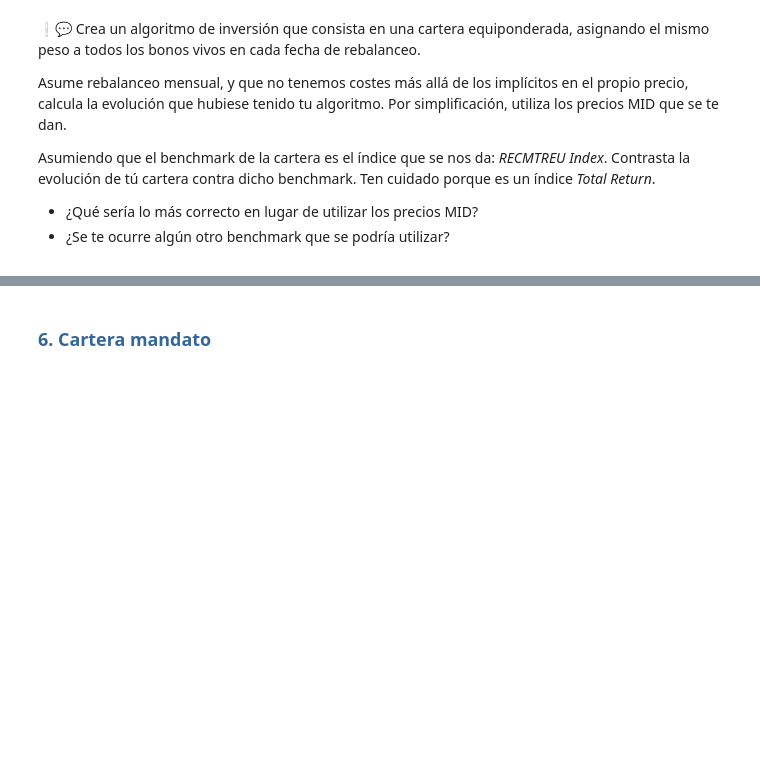
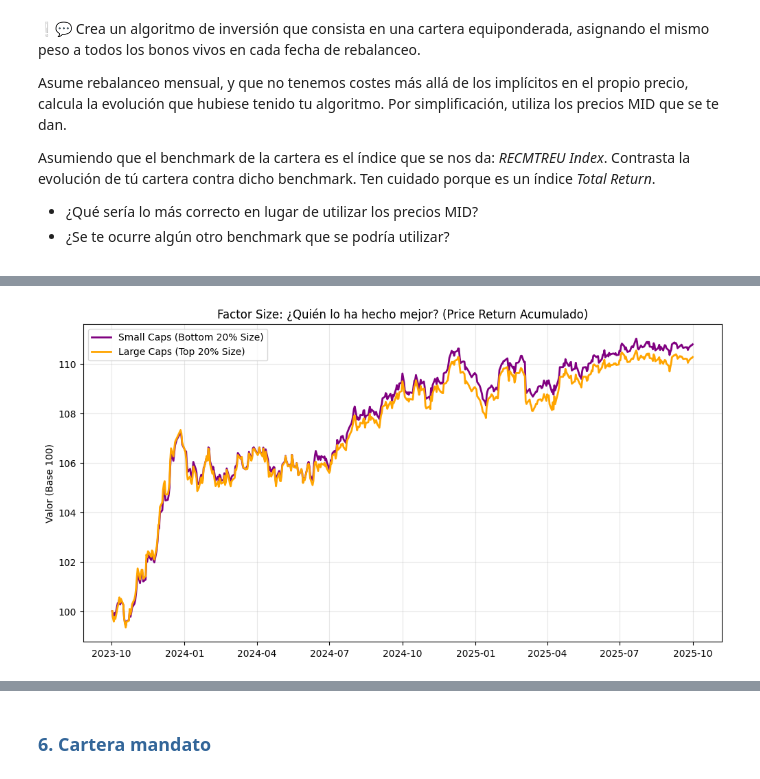
Before and after one commit to javierhernandezm/MIAX---Modulo-2, a Jupyter notebook: src/TallerRF_AnálisisCartera_Enunciado.ipynb, the cells around one changed output, grey strips where cells are left out. Drawn from its saved outputs; the diff is of its cells as text; code cells hidden in the pictures; blank space fills up the shorter version.

```diff
--- a/src/TallerRF_AnálisisCartera_Enunciado.ipynb
+++ b/src/TallerRF_AnálisisCartera_Enunciado.ipynb
@@ -937,0 +972,84 @@ KeyError: Timestamp('2023-10-31 00:00:00')
+# %%
+import pandas as pd
+import numpy as np
+import matplotlib.pyplot as plt
+
+print("--- Análisis de Factores: Efecto Tamaño (Size) ---")
+
+# 1. PREPARACIÓN
+# Usamos el Outstanding Amount del universo original
+# Aseguramos que el índice es correcto para cruzar
+try:
+    df_size = universo_valoracion[['Outstanding Amount']].copy()
+    # Limpieza: Convertir a numérico (a veces viene con divisas o textos)
+    df_size['Outstanding Amount'] = pd.to_numeric(df_size['Outstanding Amount'], errors='coerce')
+except:
+    print("❌ No se encuentra la columna 'Outstanding Amount'.")
+    df_size = None
+
+if df_size is not None:
+    # Eliminamos nulos
+    df_size = df_size.dropna()
+
+    # 2. CLASIFICACIÓN (LARGE vs SMALL)
+    # Calculamos los cortes (quintiles)
+    umbral_small = df_size['Outstanding Amount'].quantile(0.20) # El 20% más pequeño
+    umbral_large = df_size['Outstanding Amount'].quantile(0.80) # El 20% más grande
+
+    ids_small = df_size[df_size['Outstanding Amount'] <= umbral_small].index
+    ids_large = df_size[df_size['Outstanding Amount'] >= umbral_large].index
+
+    print(f"Umbral Small (< 20%): {umbral_small:,.0f}")
+    print(f"Umbral Large (> 80%): {umbral_large:,.0f}")
+    print(f"Cantidad: {len(ids_small)} Pequeños vs {len(ids_large)} Grandes")
+
+    # 3. MOTOR DE BACKTEST SIMPLIFICADO (Solo Price Return para ver tendencia)
+    # Hacemos una versión vectorizada rápida sin carry detallado para ver la tendencia de precios
+    # (El carry suele ser mayor en Small Caps, así que esto es una cota inferior)
+
+    def calcular_indice_precio(ids_filtro, nombre):
+        # Filtramos precios solo de esos bonos
+        # Intersección con los que tenemos precios históricos
+        ids_validos = df_bonos_final.columns.intersection(ids_filtro)
+        precios = df_bonos_final[ids_validos].fillna(method='ffill')
+
+        # Retorno diario promedio equiponderado de ese grupo
+        ret_diario = precios.pct_change().mean(axis=1).fillna(0)
+
+        # Índice base 100
+        indice = (1 + ret_diario).cumprod() * 100
+        indice.name = nombre
+        return indice
+
+    idx_small = calcular_indice_precio(ids_small, 'Small Caps (Bonos Pequeños)')
+    idx_large = calcular_indice_precio(ids_large, 'Large Caps (Bonos Gigantes)')
+
+    # 4. VISUALIZACIÓN
+    plt.figure(figsize=(12, 6))
+    plt.plot(idx_small, label='Small Caps (Bottom 20% Size)', color='purple', linewidth=2)
+    plt.plot(idx_large, label='Large Caps (Top 20% Size)', color='orange', linewidth=2)
+
+    # Añadimos tu cartera total como referencia (Línea punteada)
+    # (Recuperamos nav_precio del paso anterior si existe, o lo omitimos)
+    # plt.plot(df_backtest.index, df_backtest['Price Return'], 'k--', label='Cartera Total', alpha=0.5)
+
+    plt.title('Factor Size: ¿Quién lo ha hecho mejor? (Price Return Acumulado)')
+    plt.ylabel('Valor (Base 100)')
+    plt.legend()
+    plt.grid(True, alpha=0.3)
+    plt.show()
+
+    # Rendimiento final
+    ret_small = idx_small.iloc[-1] - 100
+    ret_large = idx_large.iloc[-1] - 100
+    print(f"Retorno Acumulado Small: {ret_small:.2f}%")
+    print(f"Retorno Acumulado Large: {ret_large:.2f}%")
+
+    if ret_small > ret_large:
+        print("\n✅ CONCLUSIÓN: Los bonos pequeños (Small Caps) han batido a los grandes.")
+        print("   Esto explica por qué tu cartera Equiponderada bate al índice (Market Cap).")
+        print("   Has capturado la 'Prima de Iliquidez/Tamaño'.")
+    else:
+        print("\n❓ CONCLUSIÓN: Los grandes han batido a los pequeños.")
+        print("   Si tu cartera gana, debe ser por otro factor (ej. High Yield vs Investment Grade).")
+# %% [output]
@@ -937,0 +1060 @@ KeyError: Timestamp('2023-10-31 00:00:00')
+[figure, added]
```
Also changed, not shown: parts of 11 cells of this notebook.
